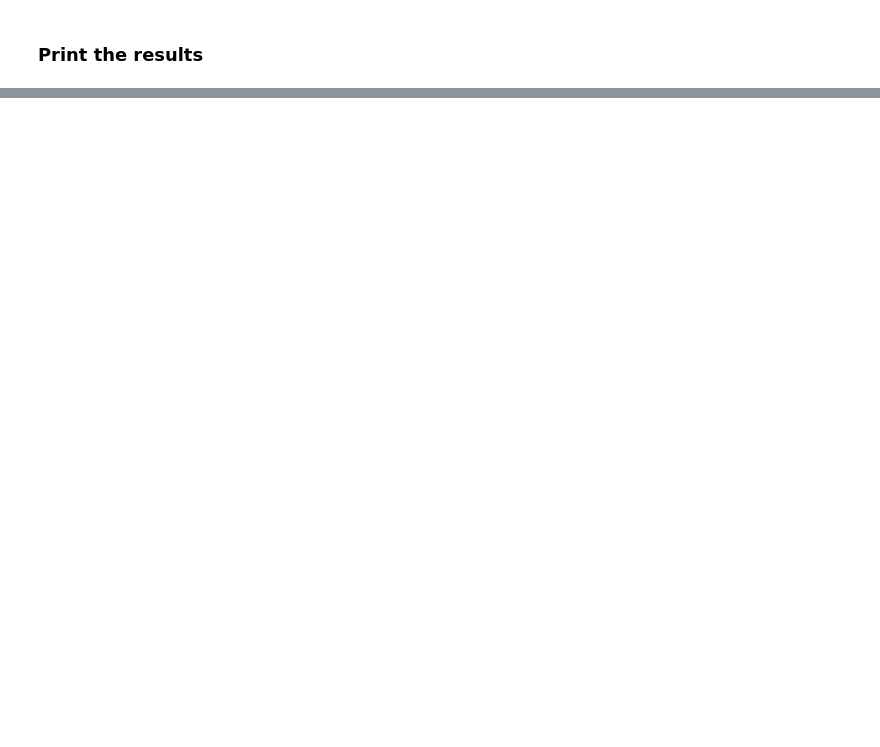
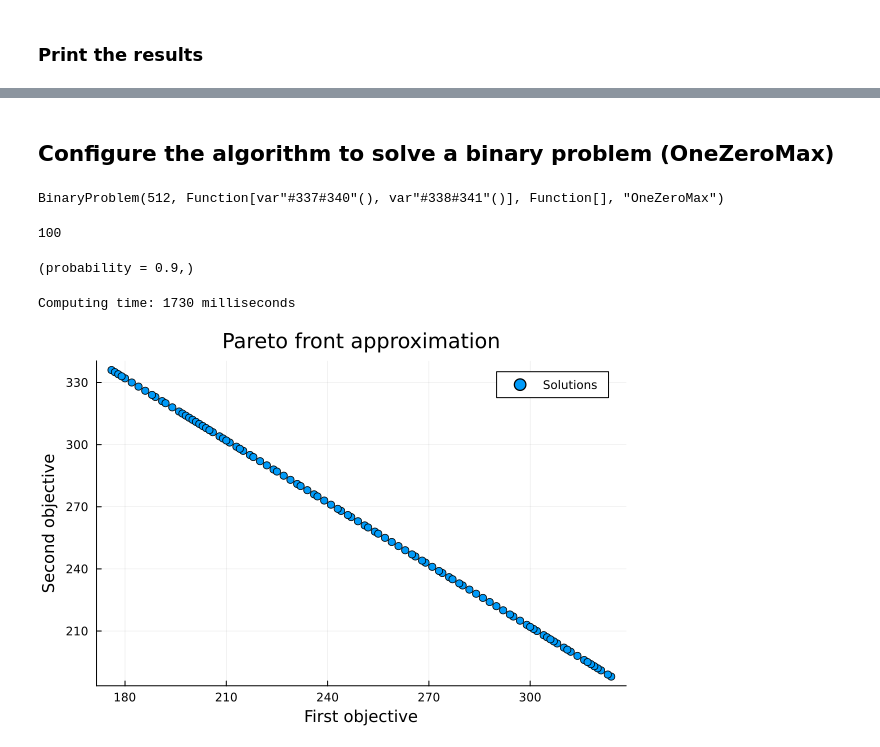
Before and after one commit to jMetal/MetaJul, a Jupyter notebook: notebooks/NSGA-II notebook.ipynb, the cells around one changed output, grey strips where cells are left out. Drawn from its saved outputs; the diff is of its cells as text; code cells hidden in the pictures; blank space fills up the shorter version.

```diff
--- a/notebooks/NSGA-II notebook.ipynb
+++ b/notebooks/NSGA-II notebook.ipynb
@@ -72,0 +80,52 @@ ylabel!("Second objective")
+# %% [markdown]
+## Configure the algorithm to solve a binary problem (OneZeroMax)
+# %%
+problem = oneZeroMax(512)
+# %% [output]
+BinaryProblem(512, Function[var"#337#340"(), var"#338#341"()], Function[], "OneZeroMax")
+# %%
+solver::NSGAII = NSGAII()
+solver.problem = problem
+solver.populationSize = 100
+# %% [output]
+100
+# %%
+solver.solutionsCreation = defaultSolutionsCreation
+solver.solutionsCreationParameters = (problem = solver.problem, numberOfSolutionsToCreate = solver.populationSize)
+
+solver.evaluation = sequentialEvaluation
+solver.evaluationParameters = (problem = solver.problem, )
+
+solver.termination = terminationByEvaluations
+solver.terminationParameters = (numberOfEvaluationToStop = 25000, )
+
+solver.selection = solver.selection = binaryTournamentMatingPoolSelection
+solver.selectionParameters = (matingPoolSize = 100, comparator = compareRankingAndCrowdingDistance)
+
+solver.mutation = bitFlipMutation
+solver.mutationParameters = (probability=1.0/numberOfVariables(problem),)
+
+solver.crossover = singlePointCrossover
+solver.crossoverParameters = (probability = 0.9, )
+# %% [output]
+(probability = 0.9,)
+# %%
+startingTime = Dates.now()
+optimize(solver)
+endTime = Dates.now()
+
+println("Computing time: ", (endTime - startingTime))
+# %% [output]
+Computing time: 1730 milliseconds
+# %%
+#data to plot
+x = [solution.objectives[1] for solution in solver.foundSolutions];
+y = [solution.objectives[2] for solution in solver.foundSolutions];
+
+gr();
+
+scatter(x, y,  title = "Pareto front approximation", label = "Solutions")
+xlabel!("First objective")
+ylabel!("Second objective")
+# %% [output]
+[figure, added]
```
Also changed, not shown: parts of 6 cells of this notebook, 2 other files.
